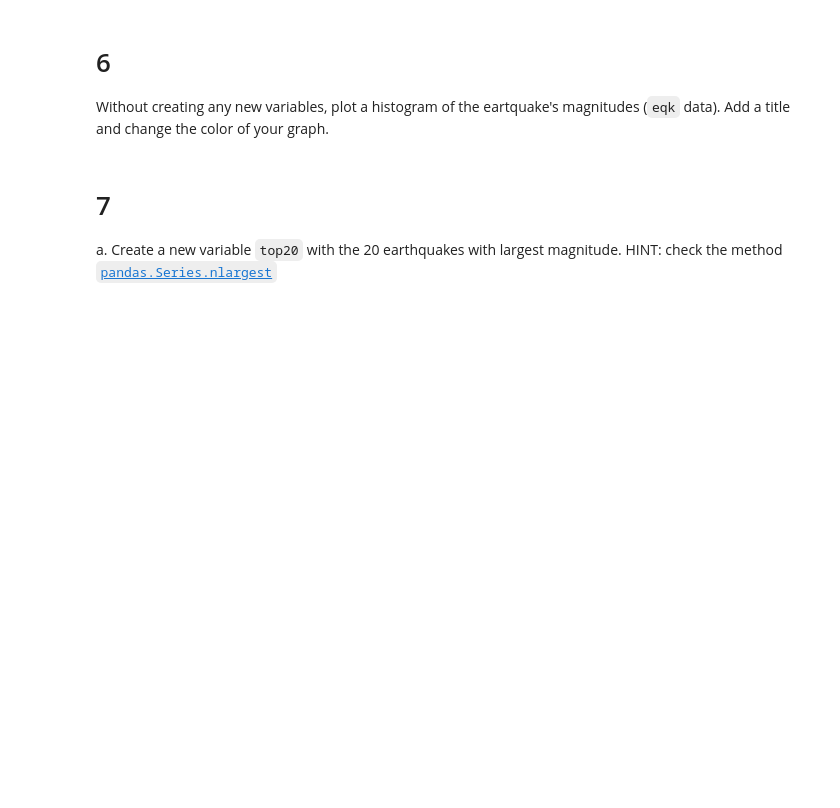
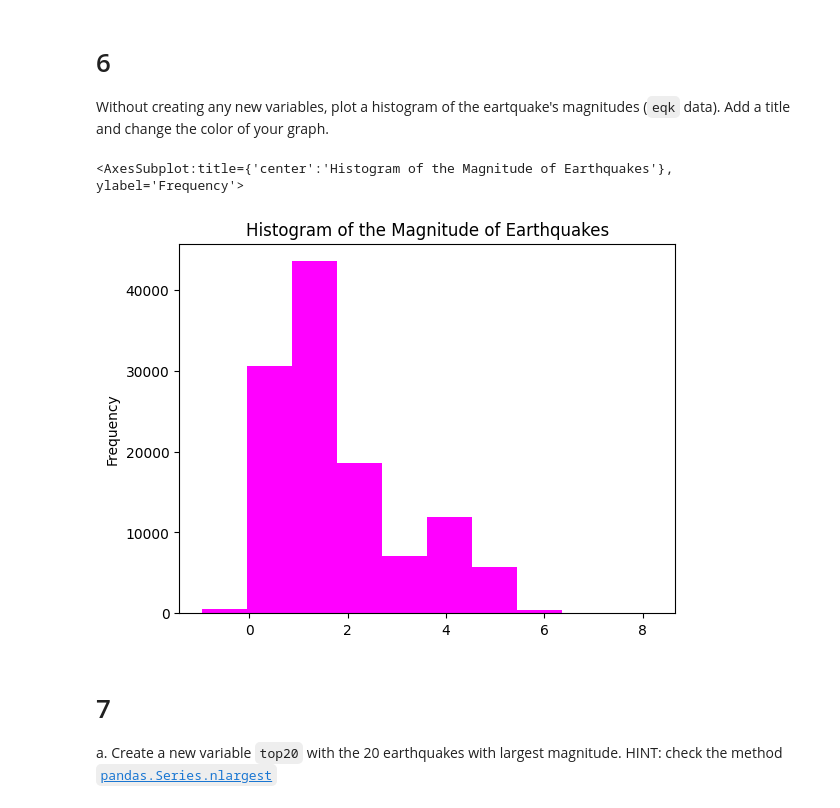
Before and after one commit to haylee360/eds220-hwk1, a Jupyter notebook: hwk1-task3-earthquakes-Oyler.ipynb, the cells around one changed output. Drawn from its saved outputs; the diff is of its cells as text; code cells hidden in the pictures; blank space fills up the shorter version.

```diff
--- a/hwk1-task3-earthquakes-Oyler.ipynb
+++ b/hwk1-task3-earthquakes-Oyler.ipynb
@@ -139,6 +139,11 @@ omitted_events = raw_eqk[raw_eqk['type'] != 'earthquake']
 
 # 6
 Without creating any new variables, plot a histogram of the eartquake's magnitudes (`eqk` data). Add a title and change the color of your graph.
+# %%
+eqk['mag'].plot(kind = 'hist', color = 'magenta', title = 'Histogram of the Magnitude of Earthquakes')
+# %% [output]
+<AxesSubplot:title={'center':'Histogram of the Magnitude of Earthquakes'}, ylabel='Frequency'>
+[figure, added]
 # %% [markdown]
 <!-- END QUESTION -->
 
```
Also changed, not shown: parts of 4 cells of this notebook.
